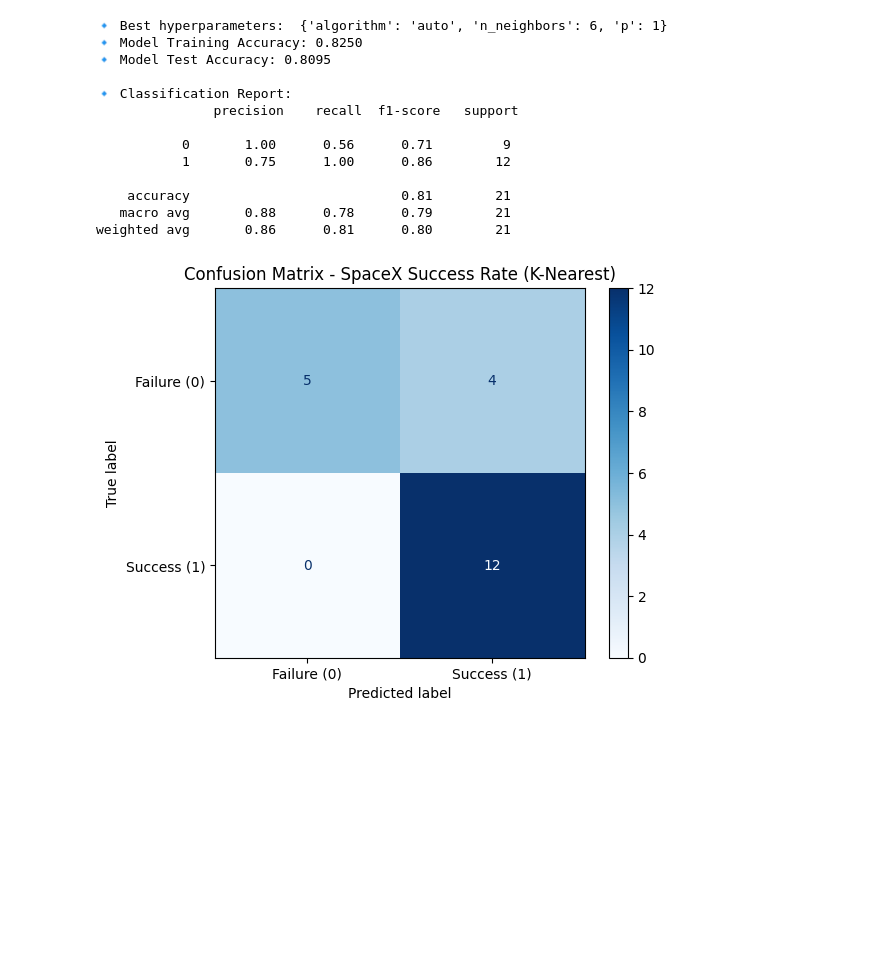
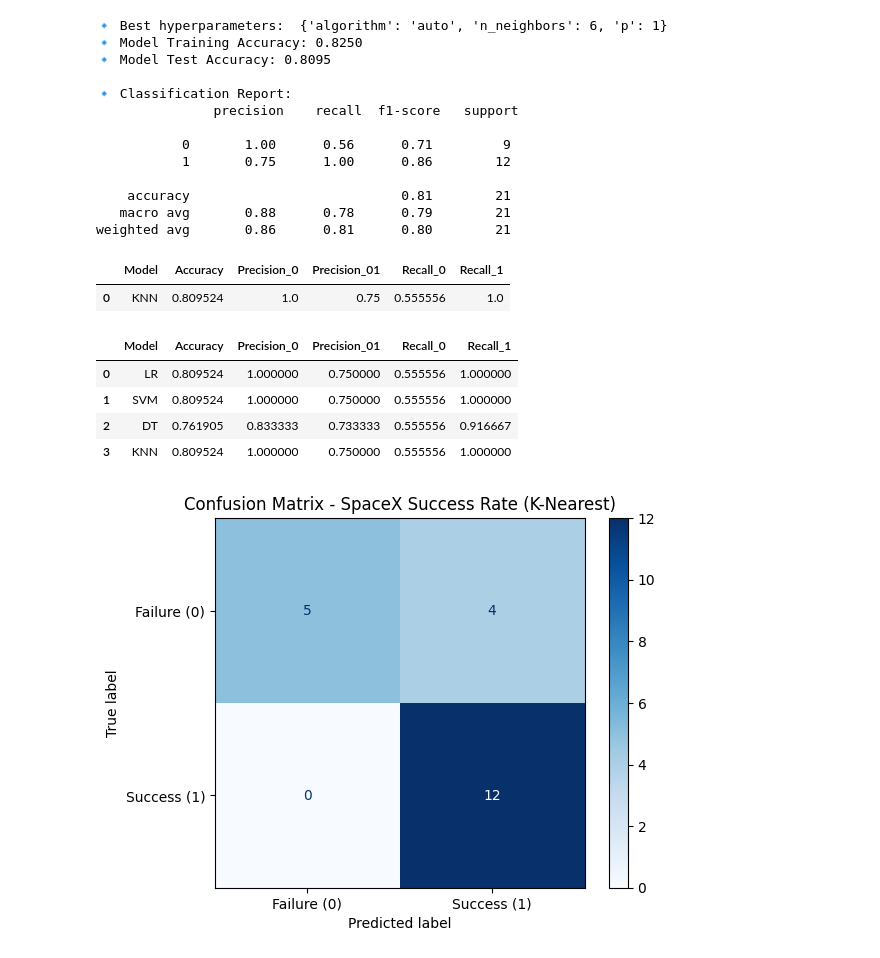
Before and after one commit to vjfrancob/DataScience, a Jupyter notebook: Tech/SpaceX_Launch/SpaceX_Prediction.ipynb, the cells around one changed output. Drawn from its saved outputs; the diff is of its cells as text; code cells hidden in the pictures; blank space fills up the shorter version.

```diff
--- a/Tech/SpaceX_Launch/SpaceX_Prediction.ipynb
+++ b/Tech/SpaceX_Launch/SpaceX_Prediction.ipynb
@@ -1435,3 +1499,18 @@ print("\n🔹 Classification Report:\n", classification_report(Y_test, yhat))
     accuracy                           0.76        21
    macro avg       0.78      0.74      0.74        21
 weighted avg       0.78      0.76      0.75        21
+# %%
+recall_0 = recall_score(Y_test, yhat, pos_label=0)
+precision_0 = precision_score(Y_test, yhat, pos_label=0)
+recall_1 = recall_score(Y_test, yhat, pos_label=1)
+precision_1 = precision_score(Y_test, yhat, pos_label=1)
+
+metrics_df = pd.DataFrame({'Model':['DT'],
+                           'Accuracy':[accuracy_score(Y_test, yhat)],
+                           'Precision_0':[precision_0],
+                           'Precision_01':[precision_1],
+                           'Recall_0':[recall_0],
+                           'Recall_1':[recall_1]
+                           })
+metrics_dfs.append(metrics_df)
+metrics_df
@@ -1521,6 +1603,33 @@ print("\n🔹 Classification Report:\n", classification_report(Y_test, yhat))
     accuracy                           0.81        21
    macro avg       0.88      0.78      0.79        21
 weighted avg       0.86      0.81      0.80        21
+# %%
+recall_0 = recall_score(Y_test, yhat, pos_label=0)
+precision_0 = precision_score(Y_test, yhat, pos_label=0)
+recall_1 = recall_score(Y_test, yhat, pos_label=1)
+precision_1 = precision_score(Y_test, yhat, pos_label=1)
+
+metrics_df = pd.DataFrame({'Model':['KNN'],
+                           'Accuracy':[accuracy_score(Y_test, yhat)],
+                           'Precision_0':[precision_0],
+                           'Precision_01':[precision_1],
+                           'Recall_0':[recall_0],
+                           'Recall_1':[recall_1]
+                           })
+metrics_dfs.append(metrics_df)
+metrics_df
+# %% [output]
+|  | Model | Accuracy | Precision_0 | Precision_01 | Recall_0 | Recall_1 |
+| 0 | KNN | 0.809524 | 1.0 | 0.75 | 0.555556 | 1.0 |
+# %%
+all_metrics_df = pd.concat(metrics_dfs, ignore_index=True)
+all_metrics_df
+# %% [output]
+|  | Model | Accuracy | Precision_0 | Precision_01 | Recall_0 | Recall_1 |
+| 0 | LR | 0.809524 | 1.000000 | 0.750000 | 0.555556 | 1.000000 |
+| 1 | SVM | 0.809524 | 1.000000 | 0.750000 | 0.555556 | 1.000000 |
+| 2 | DT | 0.761905 | 0.833333 | 0.733333 | 0.555556 | 0.916667 |
+| 3 | KNN | 0.809524 | 1.000000 | 0.750000 | 0.555556 | 1.000000 |
 # %%
 # Compute confusion matrix
 cm = confusion_matrix(Y_test, yhat)
```
Also changed, not shown: parts of 17 cells of this notebook, 4 other files.
